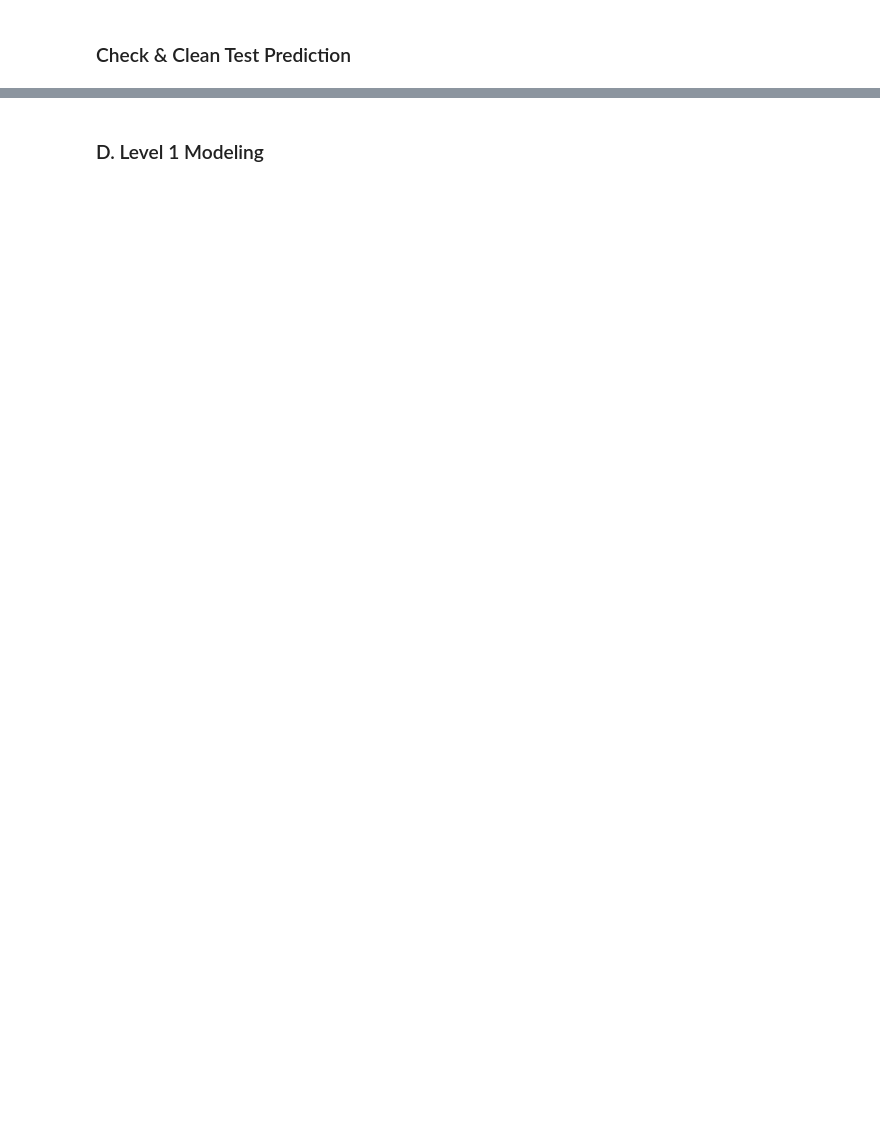
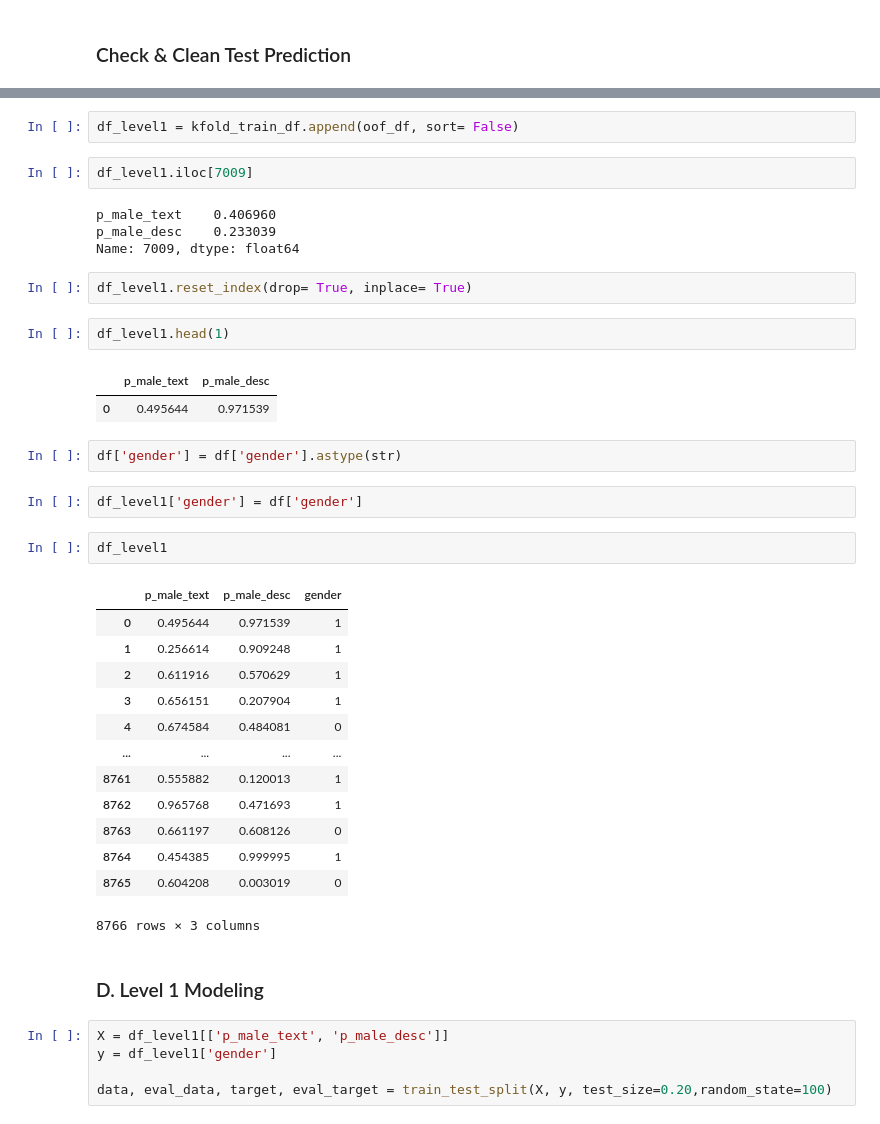
Before and after one commit to Liam-LT/NLP-TweetProfiler, a Jupyter notebook: Model1.ipynb, the cells around one changed output, grey strips where cells are left out. Drawn from its saved outputs; the diff is of its cells as text; blank space fills up the shorter version.

```diff
--- a/Model1.ipynb
+++ b/Model1.ipynb
@@ -429,2 +413,42 @@ get_test_prediction(df2['text'], clf_text)
+# %%
+df_level1 = kfold_train_df.append(oof_df, sort= False)
+# %%
+df_level1.iloc[7009]
+# %% [output]
+p_male_text    0.406960
+p_male_desc    0.233039
+Name: 7009, dtype: float64
+# %%
+df_level1.reset_index(drop= True, inplace= True)
+# %%
+df_level1.head(1)
+# %% [output]
+|  | p_male_text | p_male_desc |
+| 0 | 0.495644 | 0.971539 |
+# %%
+df['gender'] = df['gender'].astype(str)
+# %%
+df_level1['gender'] = df['gender']
+# %%
+df_level1
+# %% [output]
+|  | p_male_text | p_male_desc | gender |
+| 0 | 0.495644 | 0.971539 | 1 |
+| 1 | 0.256614 | 0.909248 | 1 |
+| 2 | 0.611916 | 0.570629 | 1 |
+| 3 | 0.656151 | 0.207904 | 1 |
+| 4 | 0.674584 | 0.484081 | 0 |
+| ... | ... | ... | ... |
+| 8761 | 0.555882 | 0.120013 | 1 |
+| 8762 | 0.965768 | 0.471693 | 1 |
+| 8763 | 0.661197 | 0.608126 | 0 |
+| 8764 | 0.454385 | 0.999995 | 1 |
+| 8765 | 0.604208 | 0.003019 | 0 |
+8766 rows × 3 columns
 # %% [markdown]
 ### D. Level 1 Modeling
+# %%
+X = df_level1[['p_male_text', 'p_male_desc']]
+y = df_level1['gender']
+
+data, eval_data, target, eval_target = train_test_split(X, y, test_size=0.20,random_state=100)
```
Also changed, not shown: parts of 39 cells of this notebook.
